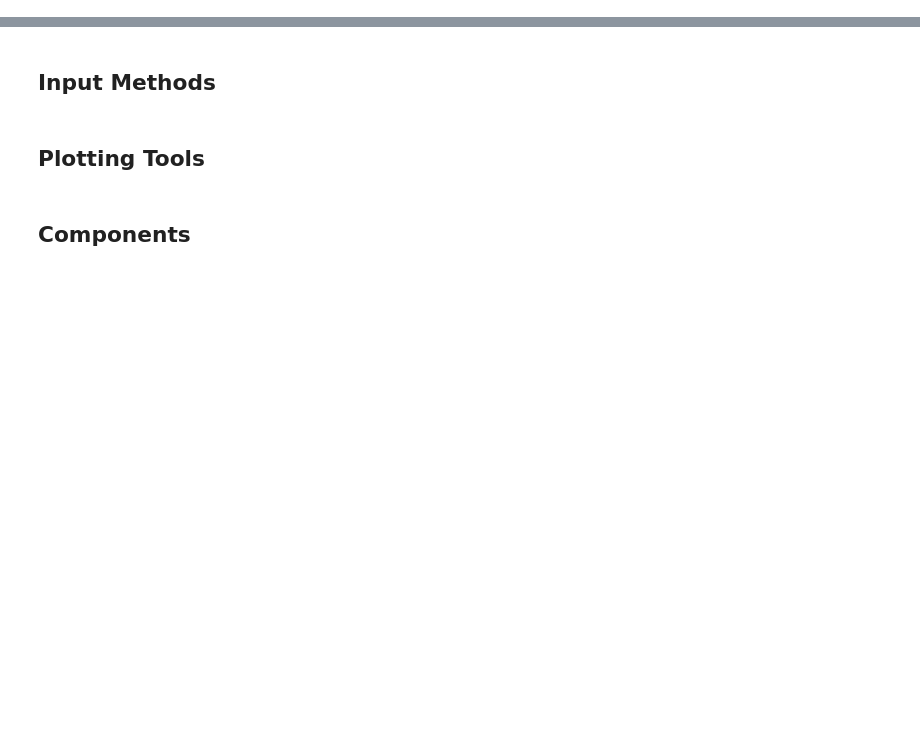
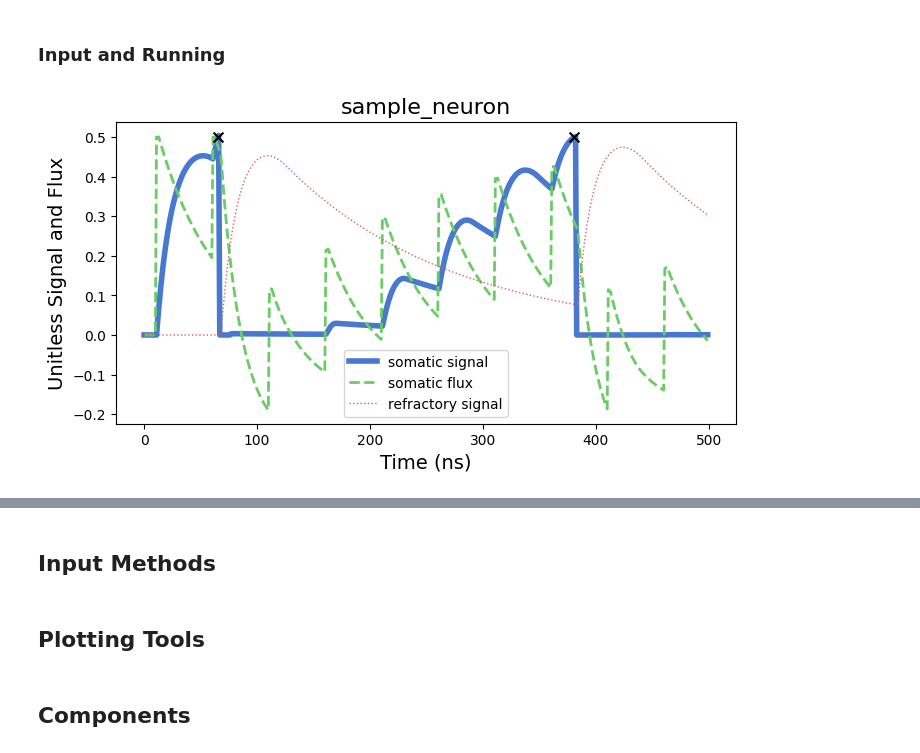
Before and after one commit to ryangitsit/slim_soens, a Jupyter notebook: tutorials/overview.ipynb, the cells around one changed output, grey strips where cells are left out. Cells and saved outputs as stored; diff of their text form; code cells hidden in the pictures; blank space fills up the shorter version.

```diff
--- a/tutorials/overview.ipynb
+++ b/tutorials/overview.ipynb
@@ -53,0 +23,6 @@ sample_net.clear_net()
+# %%
+sample_neuron = Neuron(
+    name = "sample_neuron", # key-word arguments can be used to define neuron param
+    threshold = 0.5         # for example, this will define spiking threshold of soma
+)
+sample_neuron.parameter_print() # a way to check work (don't worry about this for now)
@@ -53,0 +46,22 @@ sample_net.clear_net()
+# %% [markdown]
+### Input and Running
+# %%
+# Input can take the from of an np.array of spike-times
+duration = 500
+in_spikes = np.arange(10,duration,50)
+
+# This can be added to all available synapses
+sample_neuron.add_uniform_input(in_spikes)
+
+# slim-soens simulates networks, even if on of one neuron
+sample_net = Network(
+    run_simulation = True,              # network can be run automatically upon creation
+    nodes          = [sample_neuron],   # there could be many interconnected nodes in this list
+    duration       = duration,          #  How long to simulate (in nanoseconds)
+)
+
+plot_nodes([sample_neuron]) # plot
+
+sample_net.clear_net() # clear net (for re-use)
+# %% [output]
+[figure, added]
```
Also changed, not shown: parts of 13 cells of this notebook, 4 other files.
